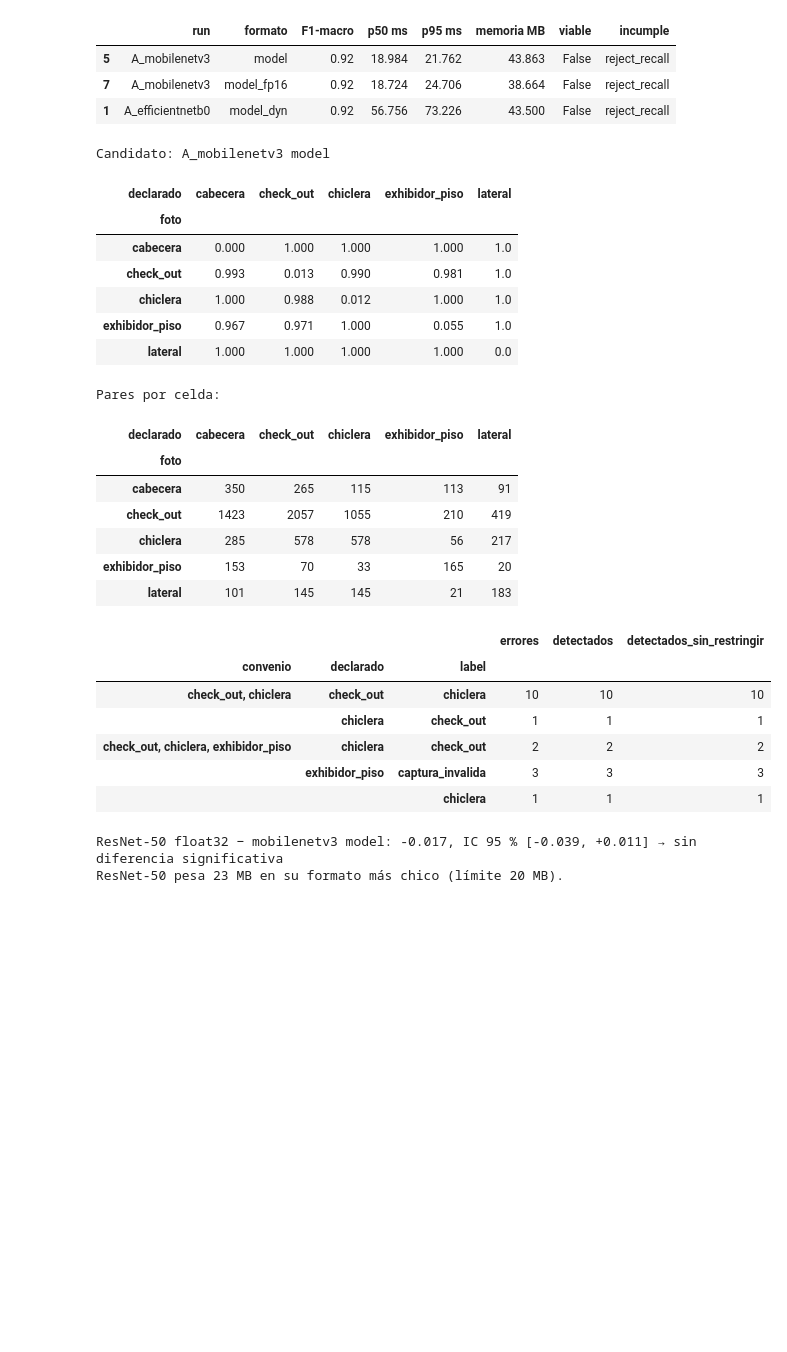
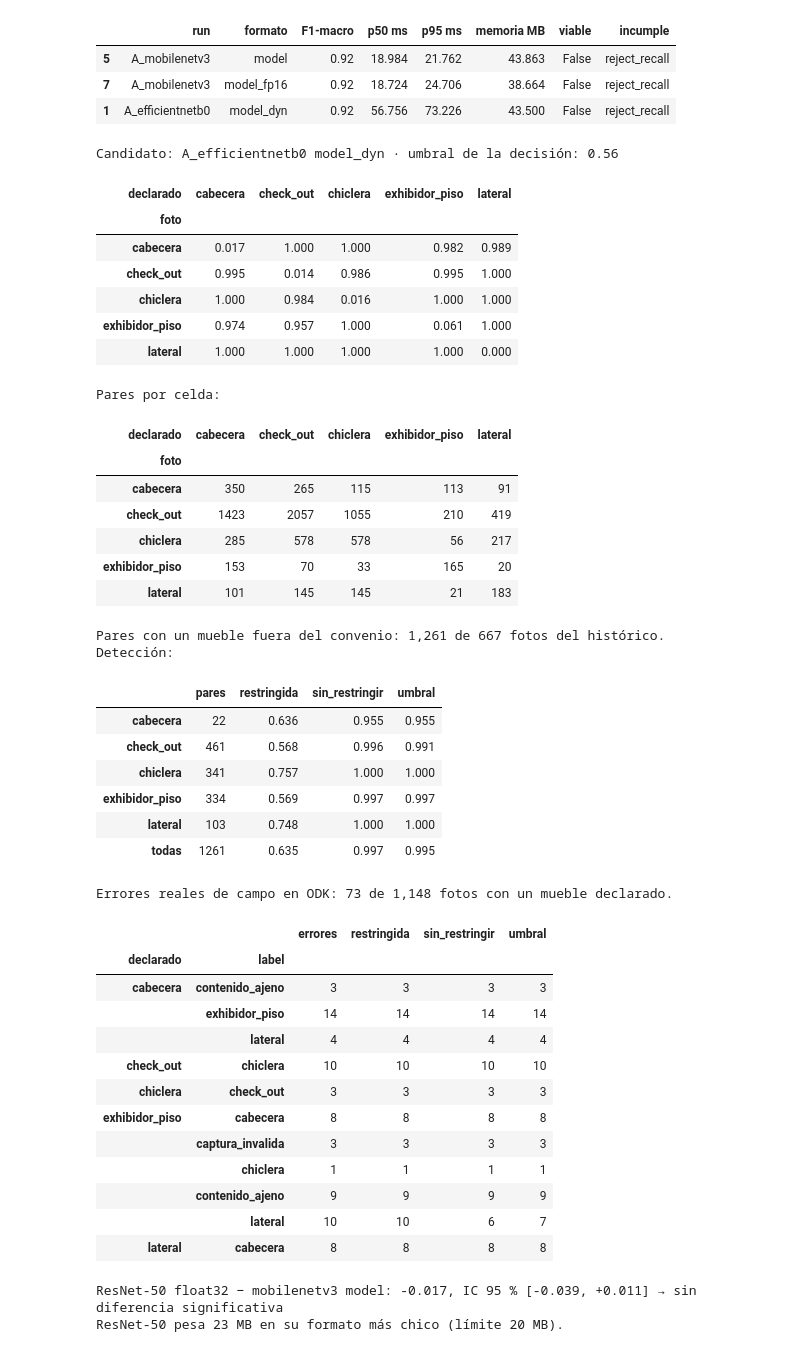
Before and after one commit to sgarzong/tesis-ejecucion, a Jupyter notebook: notebooks/entrenar_tesis.ipynb, the cells around one changed output. Saved outputs shown, nothing was run; the diff lists cells and outputs as text; code cells hidden in the pictures; blank space fills up the shorter version.

```diff
--- a/notebooks/entrenar_tesis.ipynb
+++ b/notebooks/entrenar_tesis.ipynb
@@ -483,50 +542,78 @@ else:
 # %%
 # Verificación por par de clases (sección 5.9) del candidato al teléfono: el formato de ≤ 20 MB con mayor F1-macro.
 # Fila: lo que muestra la foto; columna: lo declarado. Diagonal: falsas alarmas sobre los pares correctos; fuera de ella,
-# detección de la discrepancia.
+# detección de la discrepancia. Con la decisión con umbral (tesis.metrics.decide).
 cand = tabla[(tabla.MB <= THRESHOLDS['size_mb']) & ~tabla.run.str.endswith('nomask')].sort_values('F1-macro').iloc[-1]
-print(f'Candidato: {cand.run} {cand.formato}')
+TAU = float(RES.set_index(['run', 'formato']).umbral[(cand.run, cand.formato)])  # calibrado en su validación
+print(f'Candidato: {cand.run} {cand.formato} · umbral de la decisión: {TAU}')
 test, P = cargar(cand.run, cand.formato)
 y, k = test.label.map(IDX).values, contract_keys(test, CONV)
 hist = (test.source == 'hist').values
 img, dec, _ = verification_pairs(y[hist], k[hist], CONTRATOS)
 pares = pd.DataFrame({'foto': np.array(CLASSES)[y[hist][img]], 'declarado': np.array(CLASSES)[dec],
-                      'alerta': conditional_pred(P[hist], k[hist], CONTRATOS)[img] != dec})
+                      'alerta': decide(P[hist], k[hist], CONTRATOS, TAU)[img] != dec})
 display(pares.pivot_table('alerta', 'foto', 'declarado', aggfunc='mean').round(3))
 print('Pares por celda:')
 display(pares.pivot_table('alerta', 'foto', 'declarado', aggfunc='size').fillna(0).astype(int))
-# Errores reales de campo en ODK cuando lo declarado es un mueble del convenio: qué se declaró, qué muestra la foto y
-# cuántos detecta el candidato con la predicción restringida al convenio y sin restringir.
-odk = np.array([s == 'odk' and d in CONTRATOS.get(x, ()) for s, d, x in zip(test.source, test.declarado, k)])
+# Lo que la restricción al convenio no deja ver: fotos de un mueble que el convenio de su local no lista, declaradas
+# como cada mueble que sí lista. Detección por lo que muestra la foto, con cada decisión.
+img, dec = pares_fuera_convenio(y[hist], k[hist], CONTRATOS)
+fuera = pd.DataFrame({'foto': np.array(CLASSES)[y[hist][img]]} | {
+    n: decide(P[hist], k[hist], CONTRATOS, u)[img] != dec for n, u in (('restringida', np.inf), ('sin restringir', 0), ('umbral', TAU))})
+print(f'Pares con un mueble fuera del convenio: {len(fuera):,} de {len(set(img)):,} fotos del histórico. Detección:')
+display(pd.concat([fuera.groupby('foto').agg(pares=('umbral', 'size'), restringida=('restringida', 'mean'),
+                                              sin_restringir=('sin restringir', 'mean'), umbral=('umbral', 'mean')),
+                   pd.DataFrame({'pares': len(fuera), 'restringida': fuera.restringida.mean(),
+                                 'sin_restringir': fuera['sin restringir'].mean(), 'umbral': fuera.umbral.mean()}, index=['todas'])]).round(3))
+# Errores reales de campo en ODK, todas las fotos que declaran un mueble: qué se declaró, qué muestra la foto y cuántos
+# detecta el candidato con cada decisión.
+odk = ((test.source == 'odk') & test.declarado.isin(MUEBLES)).values
 dec = test.declarado[odk].map(IDX).values
-campo = test[odk].assign(alerta=conditional_pred(P[odk], k[odk], CONTRATOS) != dec, libre=P[odk].argmax(1) != dec,
-                         convenio=[', '.join(sorted(CONTRATOS[x])) for x in k[odk]])
-campo[campo.label != campo.declarado].groupby(['convenio', 'declarado', 'label']).agg(
-    errores=('alerta', 'size'), detectados=('alerta', 'sum'), detectados_sin_restringir=('libre', 'sum'))
+campo = test[odk].assign(**{n: decide(P[odk], k[odk], CONTRATOS, u) != dec
+                            for n, u in (('restringida', np.inf), ('sin_restringir', 0), ('umbral', TAU))})
+print(f'Errores reales de campo en ODK: {(campo.label != campo.declarado).sum()} de {len(campo):,} fotos con un mueble declarado.')
+campo[campo.label != campo.declarado].groupby(['declarado', 'label']).agg(
+    errores=('umbral', 'size'), restringida=('restringida', 'sum'), sin_restringir=('sin_restringir', 'sum'),
+    umbral=('umbral', 'sum'))
 # %% [output]
-Candidato: A_mobilenetv3 model
+Candidato: A_efficientnetb0 model_dyn · umbral de la decisión: 0.56
 | declarado | cabecera | check_out | chiclera | exhibidor_piso | lateral |
 | foto |  |  |  |  |  |
-| cabecera | 0.000 | 1.000 | 1.000 | 1.000 | 1.0 |
-| check_out | 0.993 | 0.013 | 0.990 | 0.981 | 1.0 |
-| chiclera | 1.000 | 0.988 | 0.012 | 1.000 | 1.0 |
-| exhibidor_piso | 0.967 | 0.971 | 1.000 | 0.055 | 1.0 |
-| lateral | 1.000 | 1.000 | 1.000 | 1.000 | 0.0 |
+| cabecera | 0.017 | 1.000 | 1.000 | 0.982 | 0.989 |
+| check_out | 0.995 | 0.014 | 0.986 | 0.995 | 1.000 |
+| chiclera | 1.000 | 0.984 | 0.016 | 1.000 | 1.000 |
+| exhibidor_piso | 0.974 | 0.957 | 1.000 | 0.061 | 1.000 |
+| lateral | 1.000 | 1.000 | 1.000 | 1.000 | 0.000 |
 Pares por celda:
 | declarado | cabecera | check_out | chiclera | exhibidor_piso | lateral |
 | foto |  |  |  |  |  |
 | cabecera | 350 | 265 | 115 | 113 | 91 |
 | check_out | 1423 | 2057 | 1055 | 210 | 419 |
 | chiclera | 285 | 578 | 578 | 56 | 217 |
 | exhibidor_piso | 153 | 70 | 33 | 165 | 20 |
 | lateral | 101 | 145 | 145 | 21 | 183 |
+Pares con un mueble fuera del convenio: 1,261 de 667 fotos del histórico. Detección:
-|  |  |  | errores | detectados | detectados_sin_restringir |
-| convenio | declarado | label |  |  |  |
-| check_out, chiclera | check_out | chiclera | 10 | 10 | 10 |
-|  | chiclera | check_out | 1 | 1 | 1 |
-| check_out, chiclera, exhibidor_piso | chiclera | check_out | 2 | 2 | 2 |
-|  | exhibidor_piso | captura_invalida | 3 | 3 | 3 |
-|  |  | chiclera | 1 | 1 | 1 |
+|  | pares | restringida | sin_restringir | umbral |
+| cabecera | 22 | 0.636 | 0.955 | 0.955 |
+| check_out | 461 | 0.568 | 0.996 | 0.991 |
+| chiclera | 341 | 0.757 | 1.000 | 1.000 |
+| exhibidor_piso | 334 | 0.569 | 0.997 | 0.997 |
+| lateral | 103 | 0.748 | 1.000 | 1.000 |
+| todas | 1261 | 0.635 | 0.997 | 0.995 |
+Errores reales de campo en ODK: 73 de 1,148 fotos con un mueble declarado.
+|  |  | errores | restringida | sin_restringir | umbral |
+| declarado | label |  |  |  |  |
+| cabecera | contenido_ajeno | 3 | 3 | 3 | 3 |
+|  | exhibidor_piso | 14 | 14 | 14 | 14 |
+|  | lateral | 4 | 4 | 4 | 4 |
+| check_out | chiclera | 10 | 10 | 10 | 10 |
+| chiclera | check_out | 3 | 3 | 3 | 3 |
+| exhibidor_piso | cabecera | 8 | 8 | 8 | 8 |
+|  | captura_invalida | 3 | 3 | 3 | 3 |
+|  | chiclera | 1 | 1 | 1 | 1 |
+|  | contenido_ajeno | 9 | 9 | 9 | 9 |
+|  | lateral | 10 | 10 | 6 | 7 |
+| lateral | cabecera | 8 | 8 | 8 | 8 |
 # %%
 # Hipótesis 5.8: ¿ResNet-50 supera de forma significativa a la mejor arquitectura eficiente? IC 95 % de la diferencia
 # de F1-macro (7 clases) por bootstrap pareado que remuestrea locales. Significativa si el IC excluye el cero.
```
Also changed, not shown: parts of 2 cells of this notebook, 10 other files.
